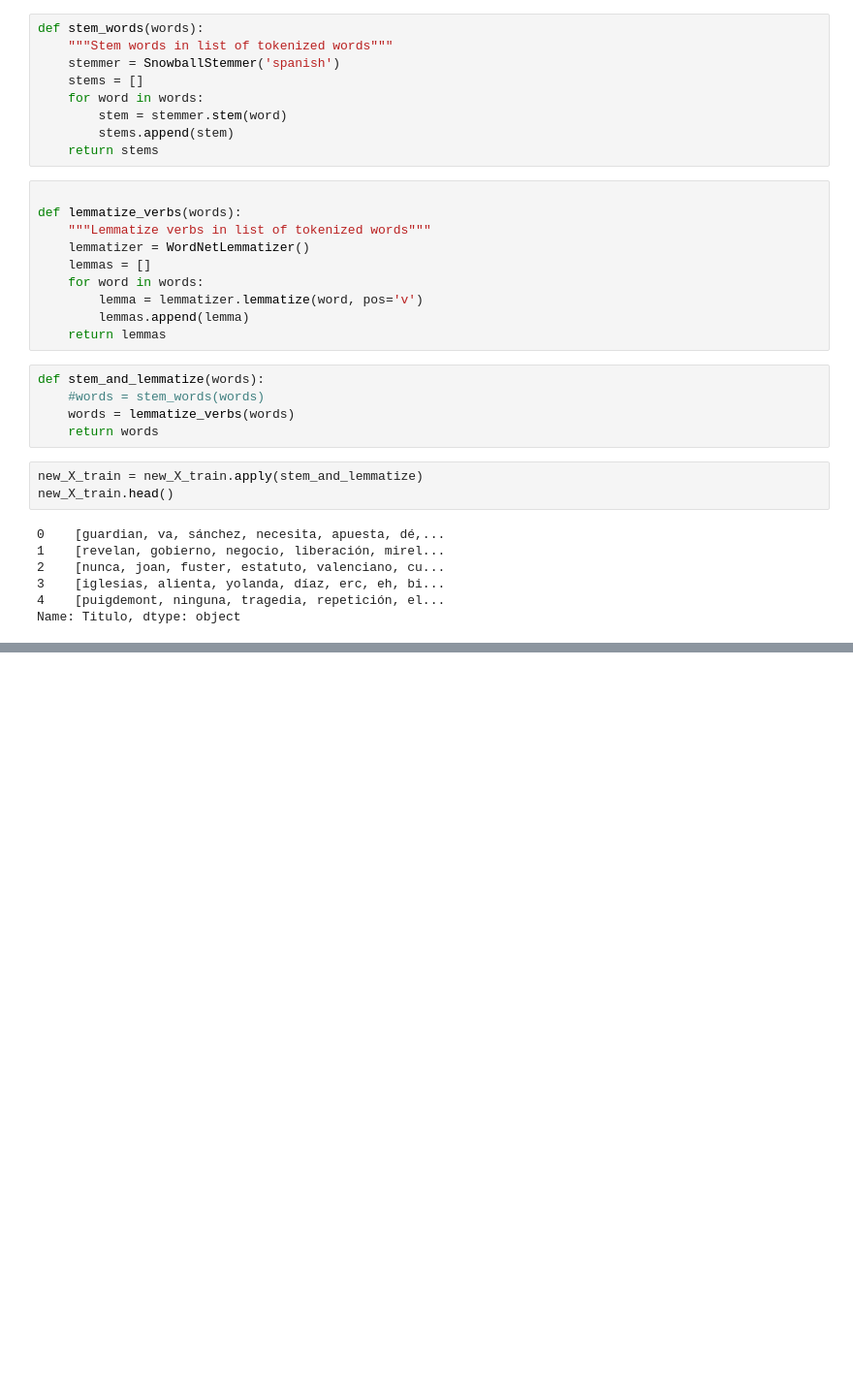
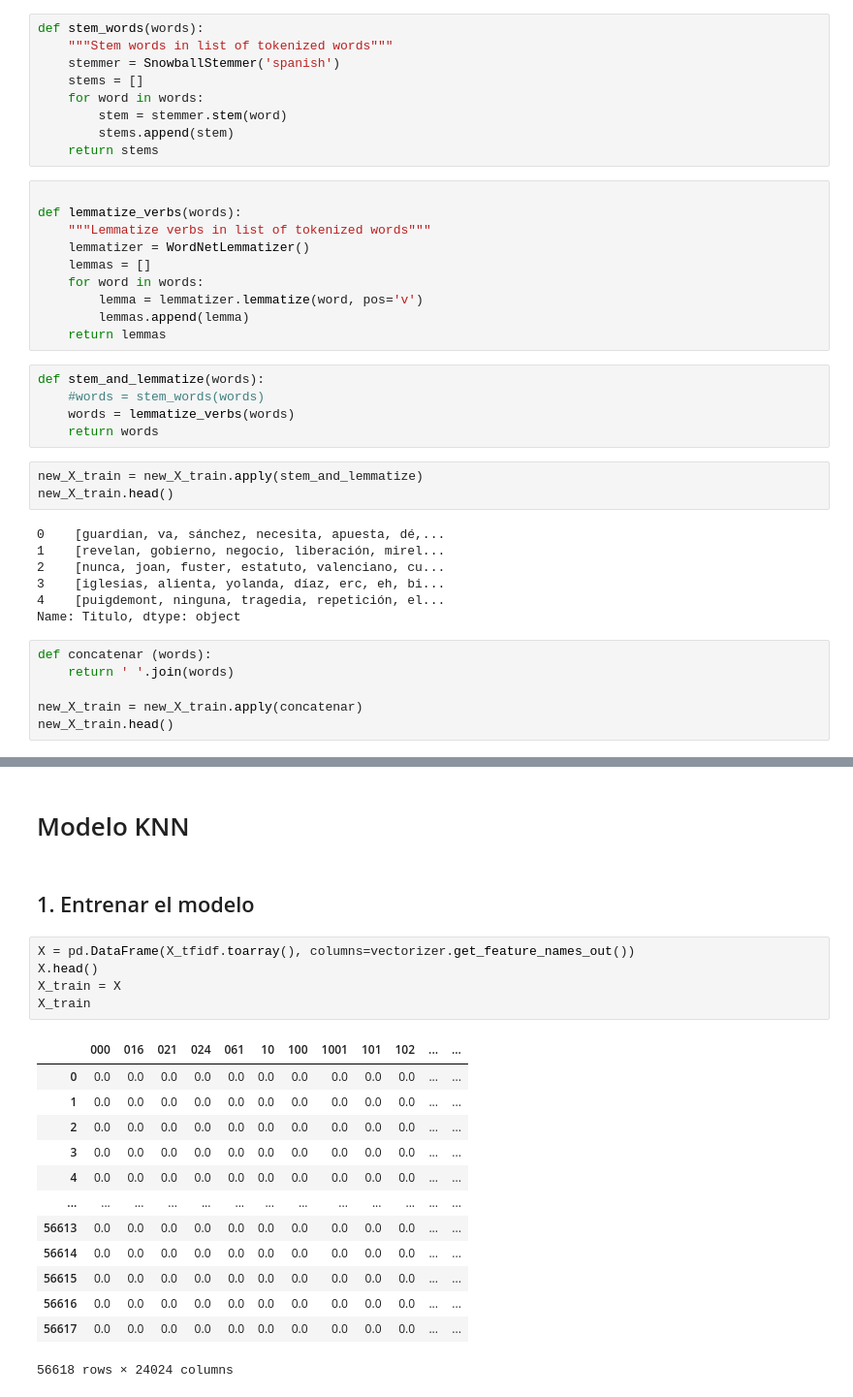
Before and after one commit to mlozanor/Proyecto1-BI, a Jupyter notebook: Modelo C.ipynb, the cells around one changed output, grey strips where cells are left out. Shown at 97% size. Cells and saved outputs as stored; diff of their text form; blank space fills up the shorter version.

```diff
--- a/Modelo C.ipynb
+++ b/Modelo C.ipynb
@@ -344,3 +342,9 @@ new_X_train.head()
 3    [iglesias, alienta, yolanda, díaz, erc, eh, bi...
 4    [puigdemont, ninguna, tragedia, repetición, el...
 Name: Titulo, dtype: object
+# %%
+def concatenar (words):
+    return ' '.join(words)
+
+new_X_train = new_X_train.apply(concatenar)
+new_X_train.head()
@@ -346,0 +374,23 @@ Name: Titulo, dtype: object
+# %% [markdown]
+# Modelo KNN
+# %% [markdown]
+## 1. Entrenar el modelo
+# %%
+X = pd.DataFrame(X_tfidf.toarray(), columns=vectorizer.get_feature_names_out())
+X.head()
+X_train = X
+X_train
+# %% [output]
+|  | 000 | 016 | 021 | 024 | 061 | 10 | 100 | 1001 | 101 | 102 | ... | ... |
+| 0 | 0.0 | 0.0 | 0.0 | 0.0 | 0.0 | 0.0 | 0.0 | 0.0 | 0.0 | 0.0 | ... | ... |
+| 1 | 0.0 | 0.0 | 0.0 | 0.0 | 0.0 | 0.0 | 0.0 | 0.0 | 0.0 | 0.0 | ... | ... |
+| 2 | 0.0 | 0.0 | 0.0 | 0.0 | 0.0 | 0.0 | 0.0 | 0.0 | 0.0 | 0.0 | ... | ... |
+| 3 | 0.0 | 0.0 | 0.0 | 0.0 | 0.0 | 0.0 | 0.0 | 0.0 | 0.0 | 0.0 | ... | ... |
+| 4 | 0.0 | 0.0 | 0.0 | 0.0 | 0.0 | 0.0 | 0.0 | 0.0 | 0.0 | 0.0 | ... | ... |
+| ... | ... | ... | ... | ... | ... | ... | ... | ... | ... | ... | ... | ... |
+| 56613 | 0.0 | 0.0 | 0.0 | 0.0 | 0.0 | 0.0 | 0.0 | 0.0 | 0.0 | 0.0 | ... | ... |
+| 56614 | 0.0 | 0.0 | 0.0 | 0.0 | 0.0 | 0.0 | 0.0 | 0.0 | 0.0 | 0.0 | ... | ... |
+| 56615 | 0.0 | 0.0 | 0.0 | 0.0 | 0.0 | 0.0 | 0.0 | 0.0 | 0.0 | 0.0 | ... | ... |
+| 56616 | 0.0 | 0.0 | 0.0 | 0.0 | 0.0 | 0.0 | 0.0 | 0.0 | 0.0 | 0.0 | ... | ... |
+| 56617 | 0.0 | 0.0 | 0.0 | 0.0 | 0.0 | 0.0 | 0.0 | 0.0 | 0.0 | 0.0 | ... | ... |
+56618 rows × 24024 columns
```
Also changed, not shown: parts of 39 cells of this notebook.
